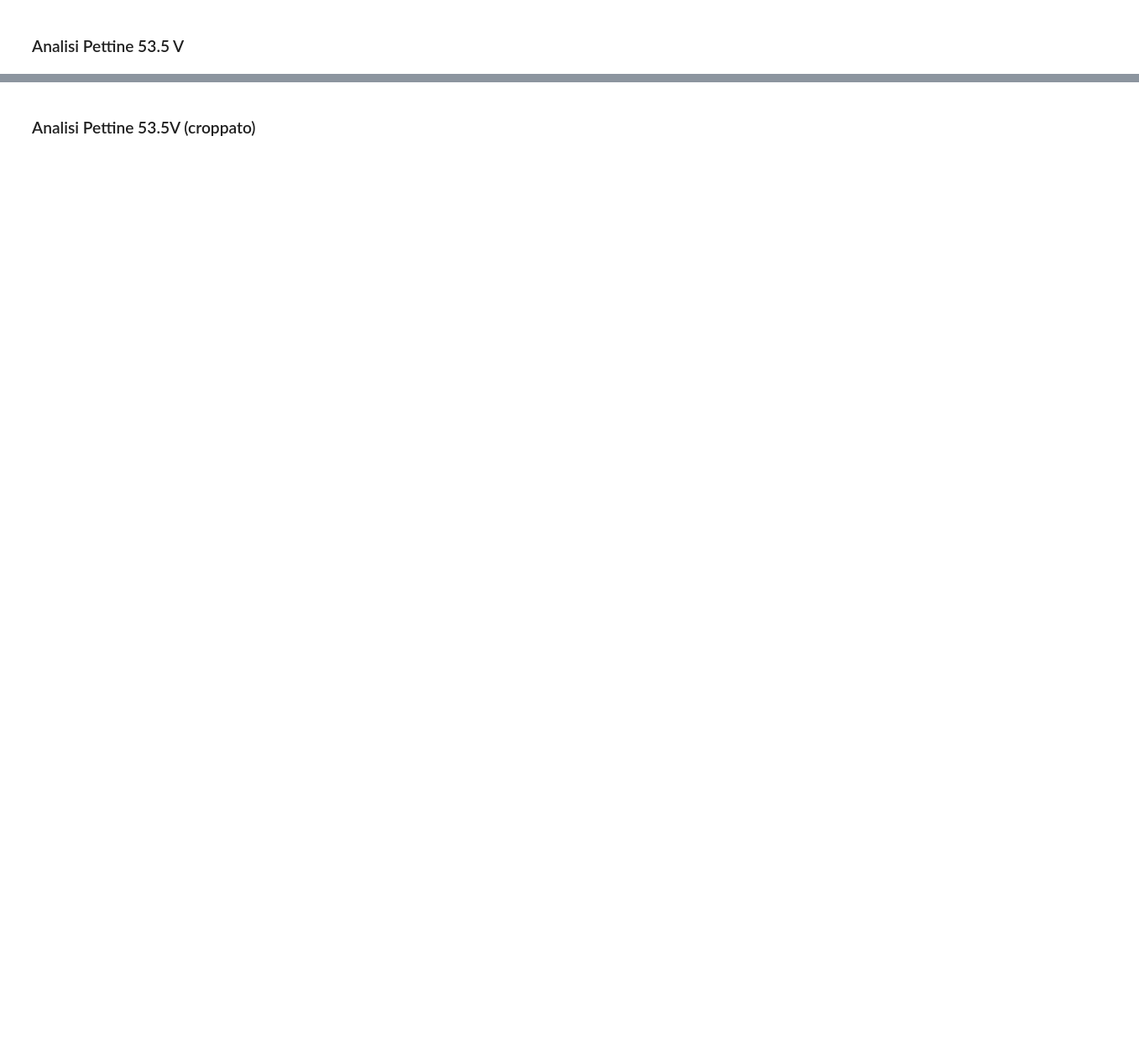
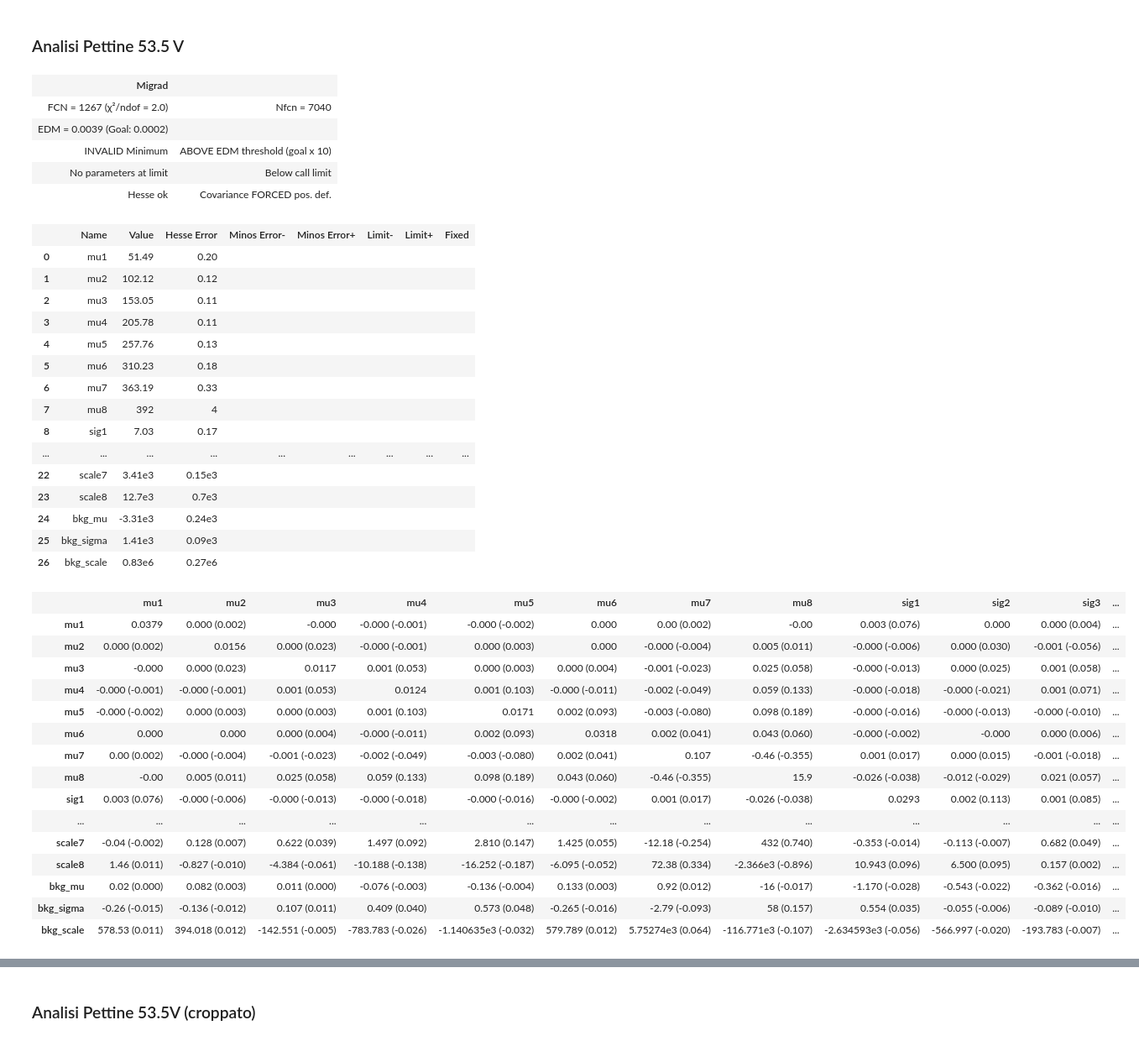
Before and after one commit to Pavar0tty/Laboratorio_SiPM, a Jupyter notebook: Esperimento/Parte 1/Analisi Pettine piu gaussiane/analisi_pettine.ipynb, the cells around one changed output, grey strips where cells are left out. Shown: that part at 84% size. Saved outputs shown, nothing was run; the diff lists cells and outputs as text; code cells hidden in the pictures; blank space fills up the shorter version.

```diff
--- a/Esperimento/Parte 1/Analisi Pettine piu gaussiane/analisi_pettine.ipynb
+++ b/Esperimento/Parte 1/Analisi Pettine piu gaussiane/analisi_pettine.ipynb
@@ -172,19 +185,58 @@ print(f"Distanza media pettine 53v: {dist53_mean:.5g} ± {dist53_std:.5g}")
 ### Analisi Pettine 53.5 V
 # %%
 par53_5, val53_5, err53_5, pval53_5, dof53_5, qsq53_5, *other = LS_fit(p53_5.iloc[:,0], p53_5.iloc[:,1], p53_5_err, eight_gauss_plus_backgrd,
-                                                                        mu2=50, mu3=100, mu4=150, mu5=200,
-                                                                        mu6=250, mu7=330, mu8=380,
+                                                                        mu1=50, mu2=100, mu3=150, mu4=200,
+                                                                        mu5=250, mu6=330, mu7=380, mu8=430,
                                                                         scale1=1e3, scale2=1e4, scale3=1e4, scale4=1e4,
                                                                         scale5=1e4, scale6=1e4, scale7=1e3, scale8=1e3,
                                                                         sig1=10, sig2=10, sig3=10, sig4=10,
                                                                         sig5=10, sig6=10, sig7=10, sig8=10,
                                                                         bkg_mu=100, bkg_sigma=100, bkg_scale=10000,
                                                                         disp=1)
 
 if 1:
     for i in range(len(par53_5)):
         print(f"parametro {par53_5[i]}: {val53_5[i]:.5g} ± {err53_5[i]:.5g}")
 
     print("----------")
     print(f"chi2 ridotto: {qsq53_5/dof53_5:.5g}")
     print(f"p-value: {pval53_5:.5g}")
+# %% [output]
+| Migrad |  |
+| FCN = 1267 (χ²/ndof = 2.0) | Nfcn = 7040 |
+| EDM = 0.0039 (Goal: 0.0002) |  |
+| INVALID Minimum | ABOVE EDM threshold (goal x 10) |
+| No parameters at limit | Below call limit |
+| Hesse ok | Covariance FORCED pos. def. |
+|  | Name | Value | Hesse Error | Minos Error- | Minos Error+ | Limit- | Limit+ | Fixed |
+| 0 | mu1 | 51.49 | 0.20 |  |  |  |  |  |
+| 1 | mu2 | 102.12 | 0.12 |  |  |  |  |  |
+| 2 | mu3 | 153.05 | 0.11 |  |  |  |  |  |
+| 3 | mu4 | 205.78 | 0.11 |  |  |  |  |  |
+| 4 | mu5 | 257.76 | 0.13 |  |  |  |  |  |
+| 5 | mu6 | 310.23 | 0.18 |  |  |  |  |  |
+| 6 | mu7 | 363.19 | 0.33 |  |  |  |  |  |
+| 7 | mu8 | 392 | 4 |  |  |  |  |  |
+| 8 | sig1 | 7.03 | 0.17 |  |  |  |  |  |
+| ... | ... | ... | ... | ... | ... | ... | ... | ... |
+| 22 | scale7 | 3.41e3 | 0.15e3 |  |  |  |  |  |
+| 23 | scale8 | 12.7e3 | 0.7e3 |  |  |  |  |  |
+| 24 | bkg_mu | -3.31e3 | 0.24e3 |  |  |  |  |  |
+| 25 | bkg_sigma | 1.41e3 | 0.09e3 |  |  |  |  |  |
+| 26 | bkg_scale | 0.83e6 | 0.27e6 |  |  |  |  |  |
+|  | mu1 | mu2 | mu3 | mu4 | mu5 | mu6 | mu7 | mu8 | sig1 | sig2 | sig3 | ... |
+| mu1 | 0.0379 | 0.000 (0.002) | -0.000 | -0.000 (-0.001) | -0.000 (-0.002) | 0.000 | 0.00 (0.002) | -0.00 | 0.003 (0.076) | 0.000 | 0.000 (0.004) | ... |
+| mu2 | 0.000 (0.002) | 0.0156 | 0.000 (0.023) | -0.000 (-0.001) | 0.000 (0.003) | 0.000 | -0.000 (-0.004) | 0.005 (0.011) | -0.000 (-0.006) | 0.000 (0.030) | -0.001 (-0.056) | ... |
+| mu3 | -0.000 | 0.000 (0.023) | 0.0117 | 0.001 (0.053) | 0.000 (0.003) | 0.000 (0.004) | -0.001 (-0.023) | 0.025 (0.058) | -0.000 (-0.013) | 0.000 (0.025) | 0.001 (0.058) | ... |
+| mu4 | -0.000 (-0.001) | -0.000 (-0.001) | 0.001 (0.053) | 0.0124 | 0.001 (0.103) | -0.000 (-0.011) | -0.002 (-0.049) | 0.059 (0.133) | -0.000 (-0.018) | -0.000 (-0.021) | 0.001 (0.071) | ... |
+| mu5 | -0.000 (-0.002) | 0.000 (0.003) | 0.000 (0.003) | 0.001 (0.103) | 0.0171 | 0.002 (0.093) | -0.003 (-0.080) | 0.098 (0.189) | -0.000 (-0.016) | -0.000 (-0.013) | -0.000 (-0.010) | ... |
+| mu6 | 0.000 | 0.000 | 0.000 (0.004) | -0.000 (-0.011) | 0.002 (0.093) | 0.0318 | 0.002 (0.041) | 0.043 (0.060) | -0.000 (-0.002) | -0.000 | 0.000 (0.006) | ... |
+| mu7 | 0.00 (0.002) | -0.000 (-0.004) | -0.001 (-0.023) | -0.002 (-0.049) | -0.003 (-0.080) | 0.002 (0.041) | 0.107 | -0.46 (-0.355) | 0.001 (0.017) | 0.000 (0.015) | -0.001 (-0.018) | ... |
+| mu8 | -0.00 | 0.005 (0.011) | 0.025 (0.058) | 0.059 (0.133) | 0.098 (0.189) | 0.043 (0.060) | -0.46 (-0.355) | 15.9 | -0.026 (-0.038) | -0.012 (-0.029) | 0.021 (0.057) | ... |
+| sig1 | 0.003 (0.076) | -0.000 (-0.006) | -0.000 (-0.013) | -0.000 (-0.018) | -0.000 (-0.016) | -0.000 (-0.002) | 0.001 (0.017) | -0.026 (-0.038) | 0.0293 | 0.002 (0.113) | 0.001 (0.085) | ... |
+| ... | ... | ... | ... | ... | ... | ... | ... | ... | ... | ... | ... | ... |
+| scale7 | -0.04 (-0.002) | 0.128 (0.007) | 0.622 (0.039) | 1.497 (0.092) | 2.810 (0.147) | 1.425 (0.055) | -12.18 (-0.254) | 432 (0.740) | -0.353 (-0.014) | -0.113 (-0.007) | 0.682 (0.049) | ... |
+| scale8 | 1.46 (0.011) | -0.827 (-0.010) | -4.384 (-0.061) | -10.188 (-0.138) | -16.252 (-0.187) | -6.095 (-0.052) | 72.38 (0.334) | -2.366e3 (-0.896) | 10.943 (0.096) | 6.500 (0.095) | 0.157 (0.002) | ... |
+| bkg_mu | 0.02 (0.000) | 0.082 (0.003) | 0.011 (0.000) | -0.076 (-0.003) | -0.136 (-0.004) | 0.133 (0.003) | 0.92 (0.012) | -16 (-0.017) | -1.170 (-0.028) | -0.543 (-0.022) | -0.362 (-0.016) | ... |
+| bkg_sigma | -0.26 (-0.015) | -0.136 (-0.012) | 0.107 (0.011) | 0.409 (0.040) | 0.573 (0.048) | -0.265 (-0.016) | -2.79 (-0.093) | 58 (0.157) | 0.554 (0.035) | -0.055 (-0.006) | -0.089 (-0.010) | ... |
+| bkg_scale | 578.53 (0.011) | 394.018 (0.012) | -142.551 (-0.005) | -783.783 (-0.026) | -1.140635e3 (-0.032) | 579.789 (0.012) | 5.75274e3 (0.064) | -116.771e3 (-0.107) | -2.634593e3 (-0.056) | -566.997 (-0.020) | -193.783 (-0.007) | ... |
```
Also changed, not shown: parts of 6 cells of this notebook, 1 other file.
